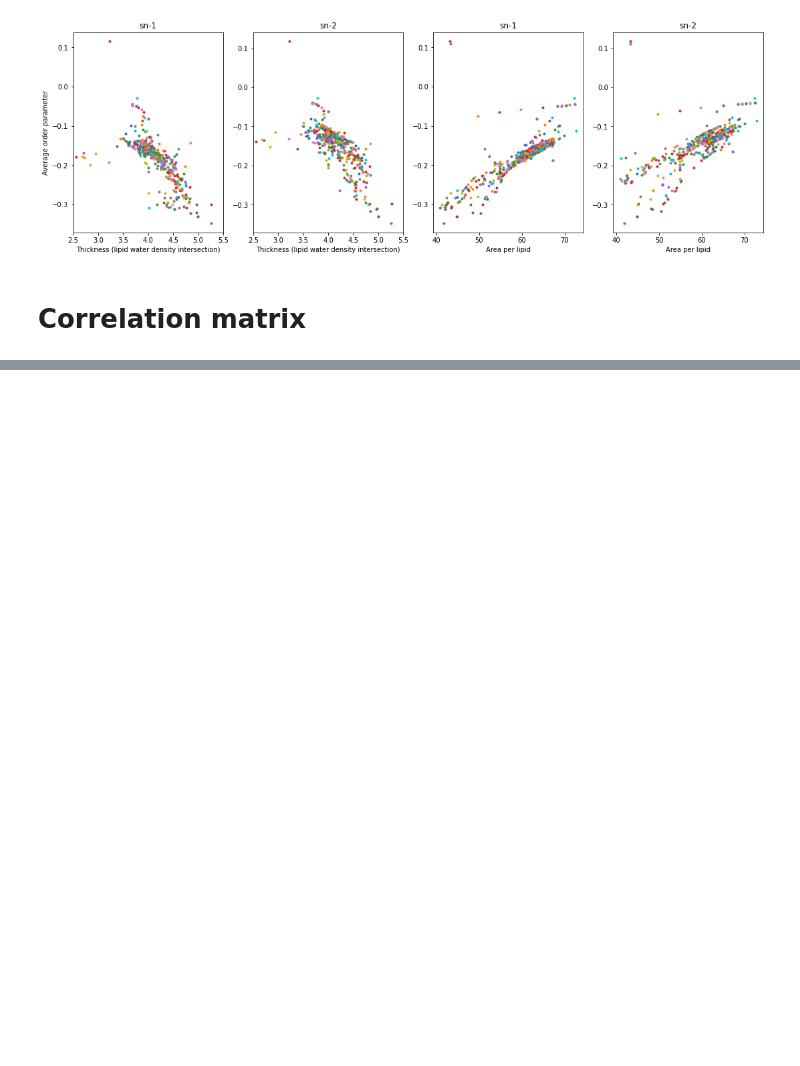
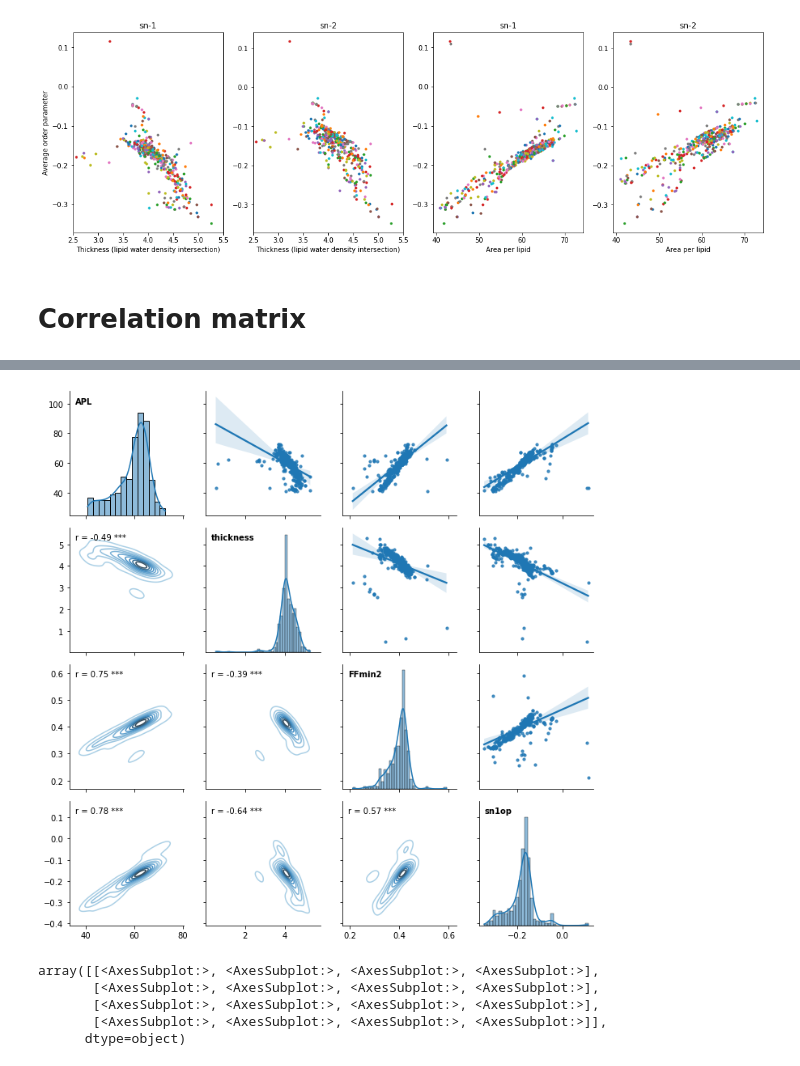
Before and after one commit to NMRLipids/DatabankExercises, a Jupyter notebook: APL/AreaPerLipidAndThicknessExamples.ipynb, the cells around one changed output, grey strips where cells are left out. Cells and saved outputs as stored; diff of their text form; code cells hidden in the pictures; blank space fills up the shorter version.

```diff
--- a/APL/AreaPerLipidAndThicknessExamples.ipynb
+++ b/APL/AreaPerLipidAndThicknessExamples.ipynb
@@ -667,0 +682,48 @@ plt.show()
+# %%
+#df = sn.load_dataset(data,columns=columns)
+#sn.PairGrid(df, palette=['red'])
+
+from scipy import stats
+
+def corrfunc(x, y, **kws):
+  r, p = stats.pearsonr(x, y)
+  p_stars = ''
+  if p <= 0.05:
+    p_stars = '*'
+  if p <= 0.01:
+    p_stars = '**'
+  if p <= 0.001:
+    p_stars = '***'
+  ax = plt.gca()
+  ax.annotate('r = {:.2f} '.format(r) + p_stars,
+              xy=(0.05, 0.9), xycoords=ax.transAxes)
+
+
+def annotate_colname(x, **kws):
+  ax = plt.gca()
+  ax.annotate(x.name, xy=(0.05, 0.9), xycoords=ax.transAxes,
+              fontweight='bold')
+
+g = sn.PairGrid(df, palette=['red'])
+  # Use normal regplot as `lowess=True` doesn't provide CIs.
+g.map_upper(sn.regplot, scatter_kws={'s':10})
+g.map_diag(sn.histplot, kde= True)
+g.map_diag(annotate_colname)
+g.map_lower(sn.kdeplot, cmap='Blues_d')
+g.map_lower(corrfunc)
+# Remove axis labels, as they're in the diagonals.
+for ax in g.axes.flatten():
+    ax.set_ylabel('')
+    ax.set_xlabel('')
+g
+g.figure.savefig("correlations.pdf")
+# %% [output]
+[figure, added]
+# %%
+tmp.axes
+# %% [output]
+array([[<AxesSubplot:>, <AxesSubplot:>, <AxesSubplot:>, <AxesSubplot:>],
+       [<AxesSubplot:>, <AxesSubplot:>, <AxesSubplot:>, <AxesSubplot:>],
+       [<AxesSubplot:>, <AxesSubplot:>, <AxesSubplot:>, <AxesSubplot:>],
+       [<AxesSubplot:>, <AxesSubplot:>, <AxesSubplot:>, <AxesSubplot:>]],
+      dtype=object)
```
Also changed, not shown: parts of 13 cells of this notebook.
